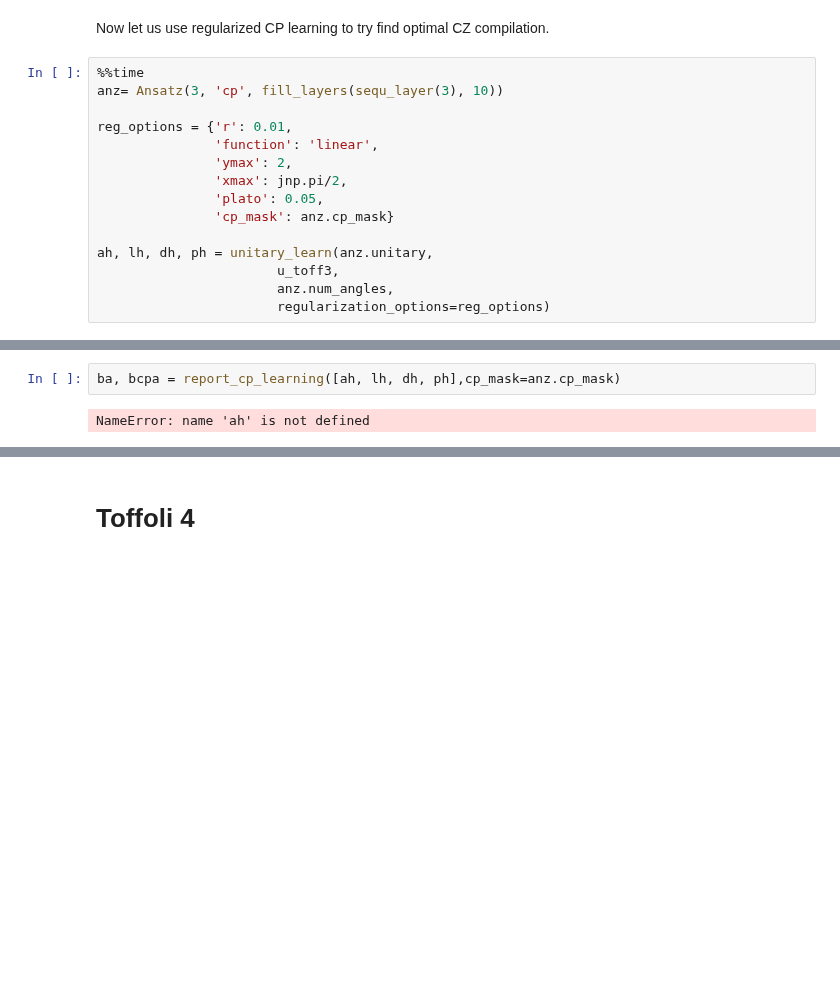
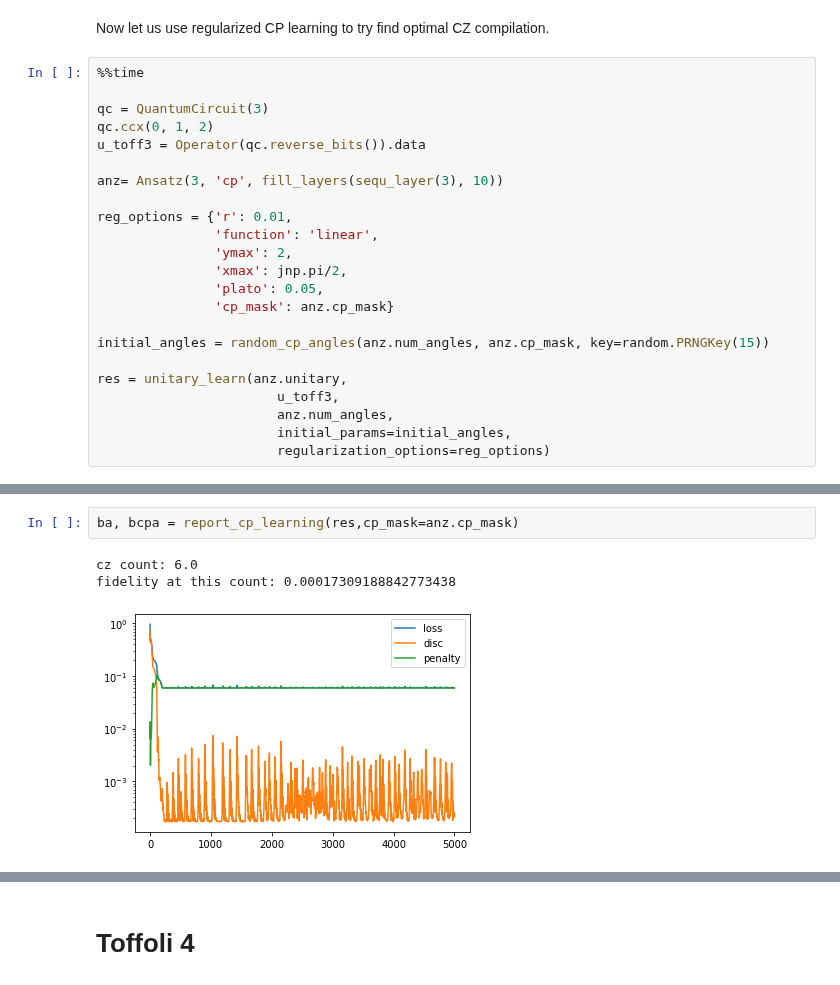
Before and after one commit to idnm/cpflow, a Jupyter notebook: CP.ipynb, the cells around one changed output, grey strips where cells are left out. Cells and saved outputs as stored; diff of their text form; blank space fills up the shorter version.

```diff
--- a/CP.ipynb
+++ b/CP.ipynb
@@ -296,6 +358,11 @@ anz.circuit(ah[-1] % (2*jnp.pi)).draw(output='mpl')
 Now let us use regularized CP learning to try find optimal CZ compilation.
 # %%
 %%time
+
+qc = QuantumCircuit(3)
+qc.ccx(0, 1, 2)
+u_toff3 = Operator(qc.reverse_bits()).data
+
 anz= Ansatz(3, 'cp', fill_layers(sequ_layer(3), 10))
 
 reg_options = {'r': 0.01,
@@ -305,8 +372,11 @@ reg_options = {'r': 0.01,
                'plato': 0.05,
                'cp_mask': anz.cp_mask}
 
-ah, lh, dh, ph = unitary_learn(anz.unitary,
+initial_angles = random_cp_angles(anz.num_angles, anz.cp_mask, key=random.PRNGKey(15))
+
+res = unitary_learn(anz.unitary,
                        u_toff3,
                        anz.num_angles,
+                       initial_params=initial_angles,
                        regularization_options=reg_options)
 # %% [output]
@@ -314,7 +385,9 @@ TypeError: JAX only supports number and bool dtypes, got dtype <U6 in array
 # %%
-ba, bcpa = report_cp_learning([ah, lh, dh, ph],cp_mask=anz.cp_mask)
+ba, bcpa = report_cp_learning(res,cp_mask=anz.cp_mask)
 # %% [output]
-NameError: name 'ah' is not defined
+cz count: 6.0
+fidelity at this count: 0.00017309188842773438
+[figure, added]
 # %%
 anz.circuit(ba % (2*jnp.pi)).draw(output='mpl')
 # %% [output]
```
Also changed, not shown: parts of 10 cells of this notebook, 3 other files.
